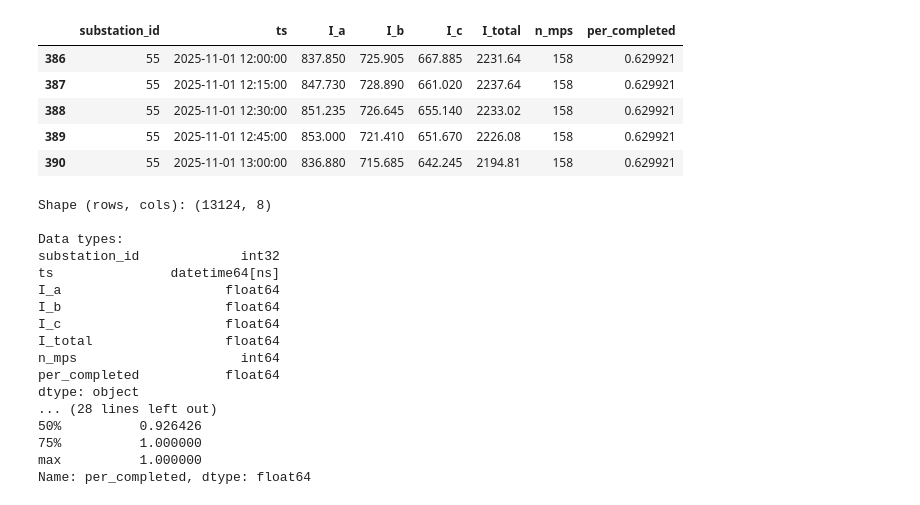
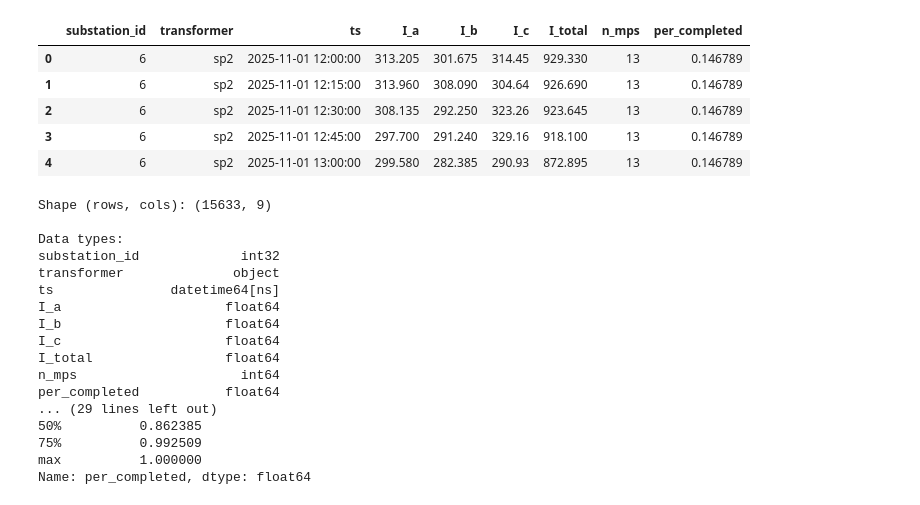
Before and after one commit to MindisBlank/Jasonaq_thesis, a Jupyter notebook: notebooks/SmartmeterLookup.ipynb, the cells around one changed output. Saved outputs shown, nothing was run; the diff lists cells and outputs as text; code cells hidden in the pictures.

```diff
--- a/notebooks/SmartmeterLookup.ipynb
+++ b/notebooks/SmartmeterLookup.ipynb
@@ -5,30 +5,21 @@ import matplotlib.pyplot as plt
 # Show plots inline (Jupyter)
 %matplotlib inline
 
-sm_path = "../data/smartmeter_15min_all_from_devices_20251101_20251103.parquet"
+sm_path = "../data/smartmeter_15min_all_by_transformer_20251101_20251103_['LPQ_Current_L1_AVG', 'LPQ_Current_L2_AVG', 'LPQ_Current_L3_AVG'].parquet"
 # %%
 df_sm = pd.read_parquet(sm_path)
-
-
-# List of substations / dnr_str values you want to exclude
-exclude_dnr = [6, 1133,1508,1160, 1159, 841, 1329, 1340,1554,1365,1418,604,29,1390,1021,1357,1345,707]  # add more here later
-
-df_sm = df_sm[~df_sm["substation_id"].isin(exclude_dnr)].copy()
 
 # Make sure timestamp is datetime and sorted
 df_sm["ts"] = pd.to_datetime(df_sm["ts"])
 df_sm = df_sm.sort_values(["substation_id", "ts"])
-
-
-
 df_sm.head()
 # %% [output]
-|  | substation_id | ts | I_a | I_b | I_c | I_total | n_mps | per_completed |
-| 386 | 55 | 2025-11-01 12:00:00 | 837.850 | 725.905 | 667.885 | 2231.64 | 158 | 0.629921 |
-| 387 | 55 | 2025-11-01 12:15:00 | 847.730 | 728.890 | 661.020 | 2237.64 | 158 | 0.629921 |
-| 388 | 55 | 2025-11-01 12:30:00 | 851.235 | 726.645 | 655.140 | 2233.02 | 158 | 0.629921 |
-| 389 | 55 | 2025-11-01 12:45:00 | 853.000 | 721.410 | 651.670 | 2226.08 | 158 | 0.629921 |
-| 390 | 55 | 2025-11-01 13:00:00 | 836.880 | 715.685 | 642.245 | 2194.81 | 158 | 0.629921 |
+|  | substation_id | transformer | ts | I_a | I_b | I_c | I_total | n_mps | per_completed |
+| 0 | 6 | sp2 | 2025-11-01 12:00:00 | 313.205 | 301.675 | 314.45 | 929.330 | 13 | 0.146789 |
+| 1 | 6 | sp2 | 2025-11-01 12:15:00 | 313.960 | 308.090 | 304.64 | 926.690 | 13 | 0.146789 |
+| 2 | 6 | sp2 | 2025-11-01 12:30:00 | 308.135 | 292.250 | 323.26 | 923.645 | 13 | 0.146789 |
+| 3 | 6 | sp2 | 2025-11-01 12:45:00 | 297.700 | 291.240 | 329.16 | 918.100 | 13 | 0.146789 |
+| 4 | 6 | sp2 | 2025-11-01 13:00:00 | 299.580 | 282.385 | 290.93 | 872.895 | 13 | 0.146789 |
 # %%
 print("Shape (rows, cols):", df_sm.shape)
 print("\nData types:")
@@ -49,10 +40,11 @@ print("  n_mps min/max:", df_sm["n_mps"].min(), "/", df_sm["n_mps"].max())
 print("  per_completed describe:")
 print(df_sm["per_completed"].describe())
 # %% [output]
-Shape (rows, cols): (13124, 8)
+Shape (rows, cols): (15633, 9)
 
 Data types:
 substation_id             int32
+transformer              object
 ts               datetime64[ns]
 I_a                     float64
 I_b                     float64
@@ -60,10 +52,9 @@ I_c                     float64
 I_total                 float64
 n_mps                     int64
 per_completed           float64
-dtype: object
-... (28 lines left out)
-50%          0.926426
-75%          1.000000
+... (29 lines left out)
+50%          0.862385
+75%          0.992509
 max          1.000000
 Name: per_completed, dtype: float64
 # %%
```
Also changed, not shown: parts of 5 cells of this notebook, 3 other files.
